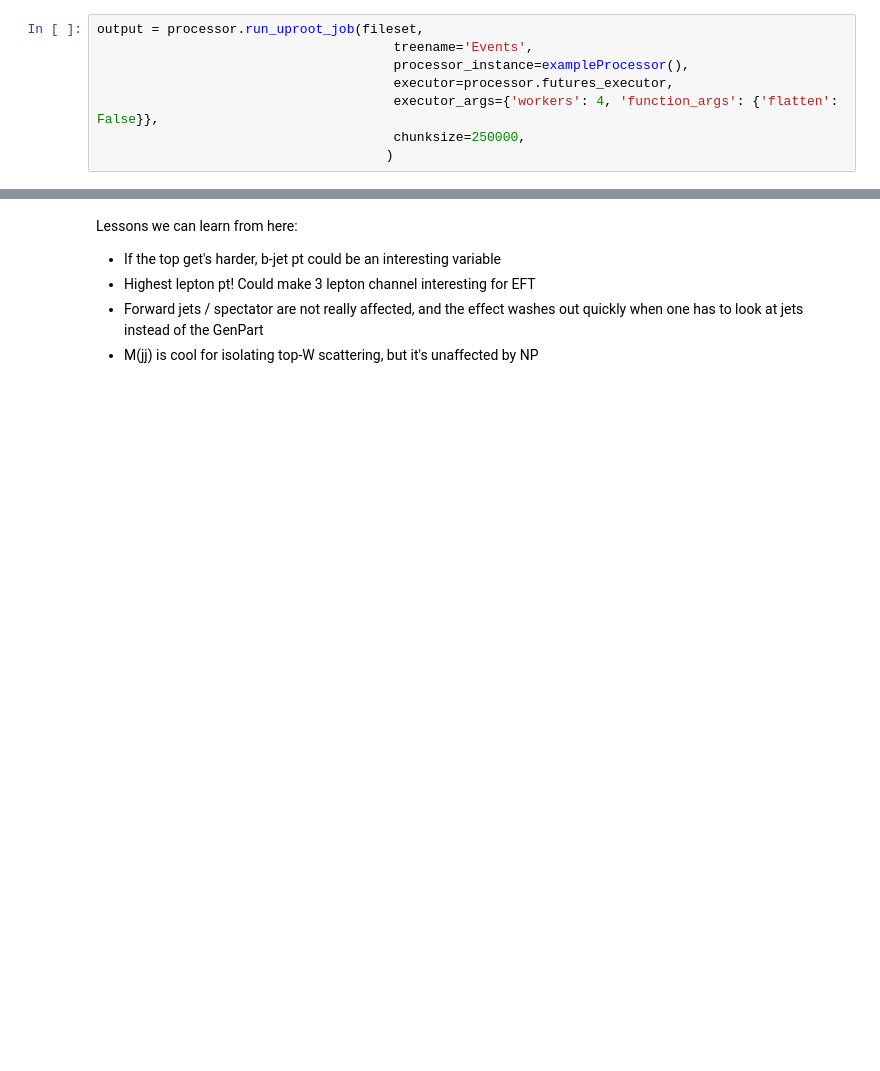
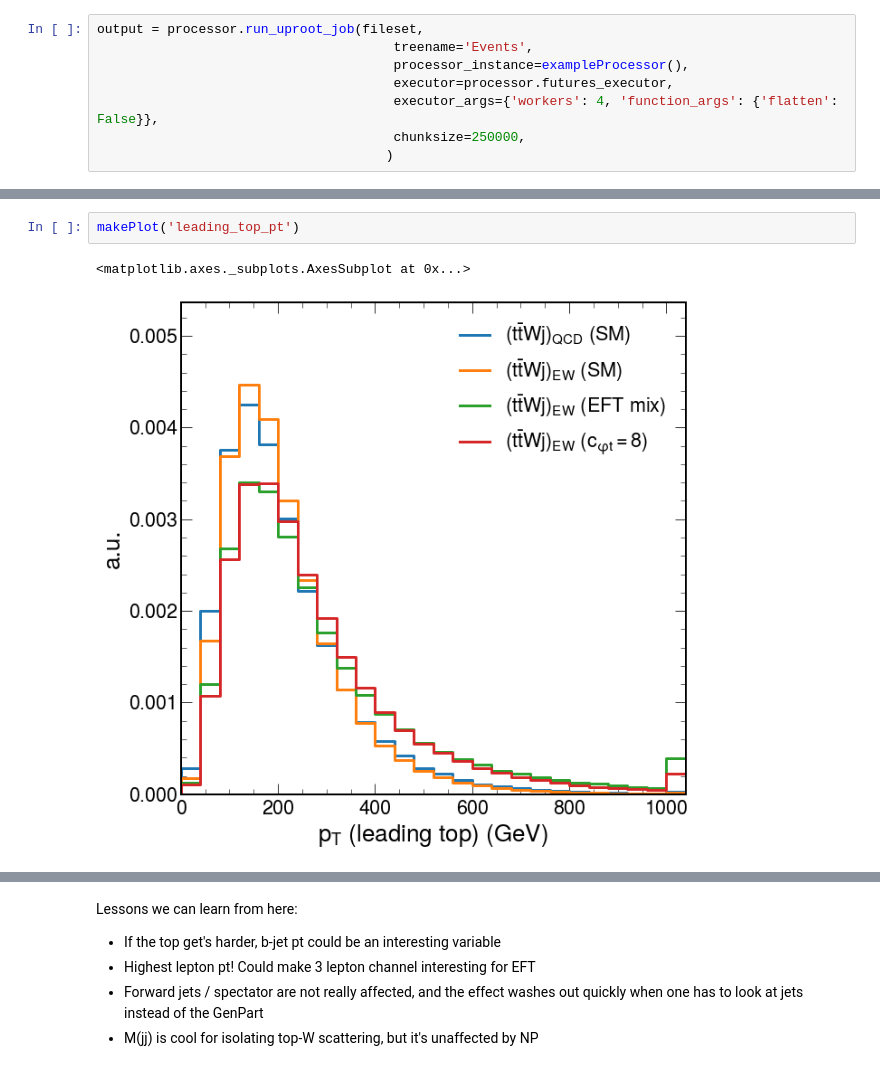
Before and after one commit to mirandabryson/tW_scattering, a Jupyter notebook: notebooks/genAnalysis.ipynb, the cells around one changed output, grey strips where cells are left out. Cells and saved outputs as stored; diff of their text form; blank space fills up the shorter version.

```diff
--- a/notebooks/genAnalysis.ipynb
+++ b/notebooks/genAnalysis.ipynb
@@ -373,0 +321,5 @@ ax = hist.plot1d(histogram,overlay="dataset", stack=False, density=True, overflo
+# %%
+makePlot('leading_top_pt')
+# %% [output]
+<matplotlib.axes._subplots.AxesSubplot at 0x...>
+[figure, added]
```
Also changed, not shown: parts of 32 cells of this notebook, 4 other files.
